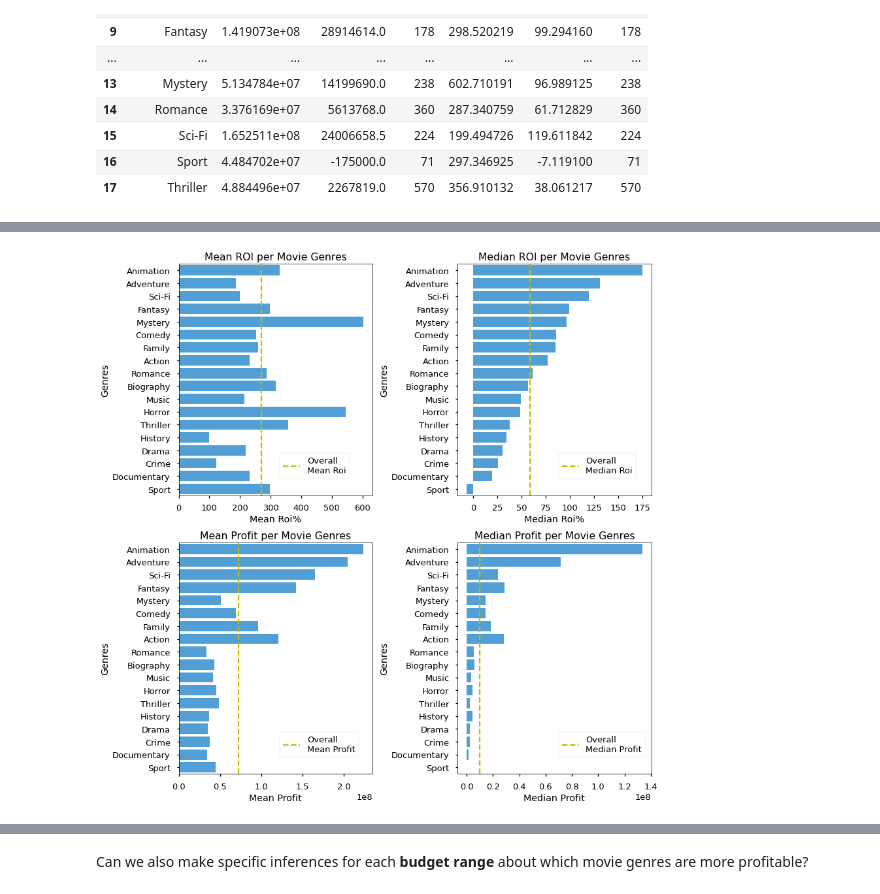
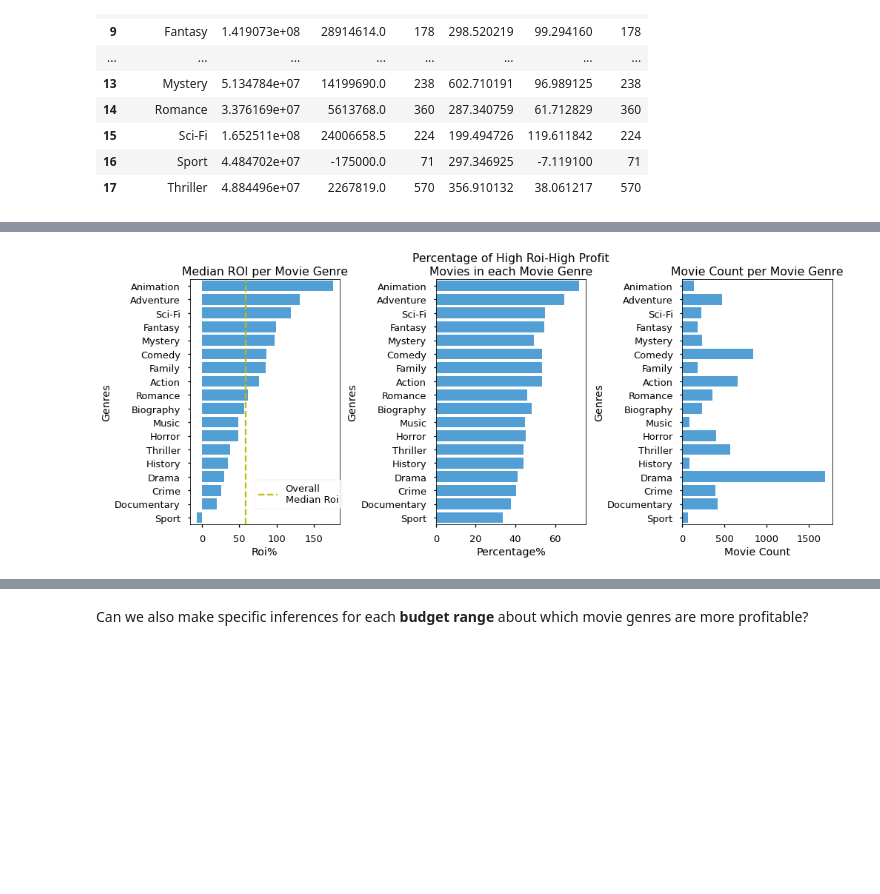
Before and after one commit to erdemiraysu/Exploratory-Movie-Analyses, a Jupyter notebook: student.ipynb, the cells around one changed output, grey strips where cells are left out. Drawn from its saved outputs; the diff is of its cells as text; code cells hidden in the pictures; blank space fills up the shorter version.

```diff
--- a/student.ipynb
+++ b/student.ipynb
@@ -913,7 +1042,7 @@ df_genre.hist(bins=50, figsize=(12,14));
 # %%
 # Create 4 different dataframes in a specific budget bin:
 dfbudgets = []
-df_original = df_genre
+df_original = master_clean_distinct
 q= ['0-4.5 M','4.5-16 M','16-40 M','40-425 M']
 for i in range(0,len(q)):
     dfnew = df_original[df_original['budget_bins'] == q[i]]
@@ -944,6 +1073,6 @@ Based on 4 different budget ranges create different histograms to see if data is
 # %%
 with plt.style.context('seaborn-talk'):
-    fig, ( (ax1, ax2),(ax3, ax4) )  = plt.subplots(ncols=2, nrows= 2, figsize=(12, 12))
+    fig, ( (ax1, ax2),(ax3, ax4) )  = plt.subplots(ncols=2, nrows= 2, figsize=(10, 10))
     base_color = sns.color_palette("husl", 9)[6]
 
     sns.histplot(x = dfbudgets[0]['roi'], bins = 50, ax=ax1, kde =True, color =base_color )
@@ -951,10 +1080,10 @@ with plt.style.context('seaborn-talk'):
     sns.histplot(x = dfbudgets[2]['roi'], bins = 50, ax=ax3, kde =True, color =base_color )
     sns.histplot(x = dfbudgets[3]['roi'], bins = 50, ax=ax4, kde =True, color =base_color )
 
-    ax1.set_title('Histogram of ROI for low Budget Movies')
-    ax2.set_title('Histogram of ROI for low-medium Budget Movies')
-    ax3.set_title('Histogram of ROI for highmedium Budget Movies')
-    ax4.set_title('Histogram of ROI for high Budget Movies')
+    ax1.set_title('Histogram of ROI for\nlow Budget (<4.5 M) Movies')
+    ax2.set_title('Histogram of ROI for\nlow-medium Budget (4.5-16 M) Movies')
+    ax3.set_title('Histogram of ROI for\nhigh-medium Budget (16-40 M) Movies')
+    ax4.set_title('Histogram of ROI for\nhigh Budget (>40 M) Movies')
 
     ax1.set_xlabel("Roi%")
     ax2.set_xlabel("Roi%")
@@ -962,7 +1091,6 @@ with plt.style.context('seaborn-talk'):
     ax4.set_xlabel("Roi%")
 
     fig.tight_layout();
-
 # Roi distribution is still highly skewed for the low, low-medium and high-medium
 # It is less skewed for high budget movies.
 # %% [output]
@@ -1014,7 +1229,7 @@ proportion_highprofitroi.head()
 # %%
 # Adding the proportion array into the tabel with a new column named proportion
 # You need to make sure index are the same between the two df.
-df_genre_table['proportion'] = Proportion_highprofitroi['proportion']
+df_genre_table['proportion'] = proportion_highprofitroi['proportion']
 df_genre_table
 # %% [output]
 |  | genres | profit |  |  | roi |  |  | proportion |
@@ -1038,41 +1253,31 @@ df_genre_table
 # %%
-# Add a line to show the overall mean or median roi values for all movies.
+# Add a line to show the overall_median_roi for all movies.
 
 df_genre_table = df_genre_table.sort_values([('roi','median')], ascending = False)
 with plt.style.context('seaborn-talk'):
     base_color = sns.color_palette("husl", 9)[6]
-    fig, ( (ax1, ax2), (ax3, ax4) ) = plt.subplots(ncols=2, nrows=2, figsize=(12, 12))
+    fig, ( (ax1, ax2, ax3) ) = plt.subplots(ncols=3, figsize=(14, 6))
 
-    sns.barplot(x = df_genre_table['roi','mean'], y= df_genre_table['genres'], ax=ax1, color = base_color)
-    ax1.axvline(x= df_genre['roi'].mean(), ymin=0, ymax=1, color='y', linestyle='--', label = 'Overall\nMean Roi')
-    ax1.legend(bbox_to_anchor = (0.5, 0.2), loc = 'upper left')
+    sns.barplot(x = df_genre_table['roi','median'], y= df_genre_table['genres'], ax=ax1, color = base_color)
+    ax1.axvline(x= df_genre['roi'].median(), ymin=0, ymax=1, color='y', linestyle='--', label = 'Overall\nMedian Roi')
+    ax1.legend(bbox_to_anchor = (0.4, 0.2), loc = 'upper left')
 
-    sns.barplot(x = df_genre_table['roi','median'], y= df_genre_table['genres'], ax=ax2, color = base_color)
-    ax2.axvline(x= df_genre['roi'].median(), ymin=0, ymax=1, color='y', linestyle='--', label = 'Overall\nMedian Roi')
-    ax2.legend(bbox_to_anchor = (0.5, 0.2), loc = 'upper left')
+    sns.barplot(x = df_genre_table['proportion'], y= df_genre_table['genres'], ax=ax2, color = base_color)
+    sns.barplot(x = df_genre_table['roi','count'], y= df_genre_table['genres'],  ax=ax3, color = base_color)
 
-    sns.barplot(x = df_genre_table['profit','mean'], y= df_genre_table['genres'],  ax=ax3, color = base_color)
-    ax3.axvline(x= df_genre['profit'].mean(), ymin=0, ymax=1, color='y', linestyle='--', label = 'Overall\nMean Profit')
-    ax3.legend(bbox_to_anchor = (0.5, 0.2), loc = 'upper left')
+    ax1.set_title('Median ROI per Movie Genre')
+    ax2.set_title('Percentage of High Roi-High Profit\nMovies in each Movie Genre')
+    ax3.set_title('Movie Count per Movie Genre')
 
-    sns.barplot(x = df_genre_table['profit','median'], y= df_genre_table['genres'],  ax=ax4, color = base_color)
-    ax4.axvline(x= df_genre['profit'].median(), ymin=0, ymax=1, color='y', linestyle='--', label = 'Overall\nMedian Profit')
-    ax4.legend(bbox_to_anchor = (0.5, 0.2), loc = 'upper left')
+    ax1.set_xlabel("Roi%")
+    ax2.set_xlabel("Percentage%")
+    ax3.set_xlabel("Movie Count")
 
-    ax1.set_title('Mean ROI per Movie Genres')
-    ax2.set_title('Median ROI per Movie Genres')
-    ax3.set_title('Mean Profit per Movie Genres')
-    ax4.set_title('Median Profit per Movie Genres')
-
-    ax1.set_xlabel("Mean Roi%")
-    ax2.set_xlabel("Median Roi%")
-    ax3.set_xlabel("Mean Profit")
-    ax4.set_xlabel("Median Profit")
     ax1.set_ylabel("Genres")
     ax2.set_ylabel("Genres")
     ax3.set_ylabel("Genres")
-    ax4.set_ylabel("Genres")
 
     fig.tight_layout();
+    fig.savefig('./images/RoiMedianPropCount.jpeg', dpi=300)
 # %% [output]
-[figure, old version]
+[figure, new version]
```
Also changed, not shown: parts of 118 cells of this notebook.
